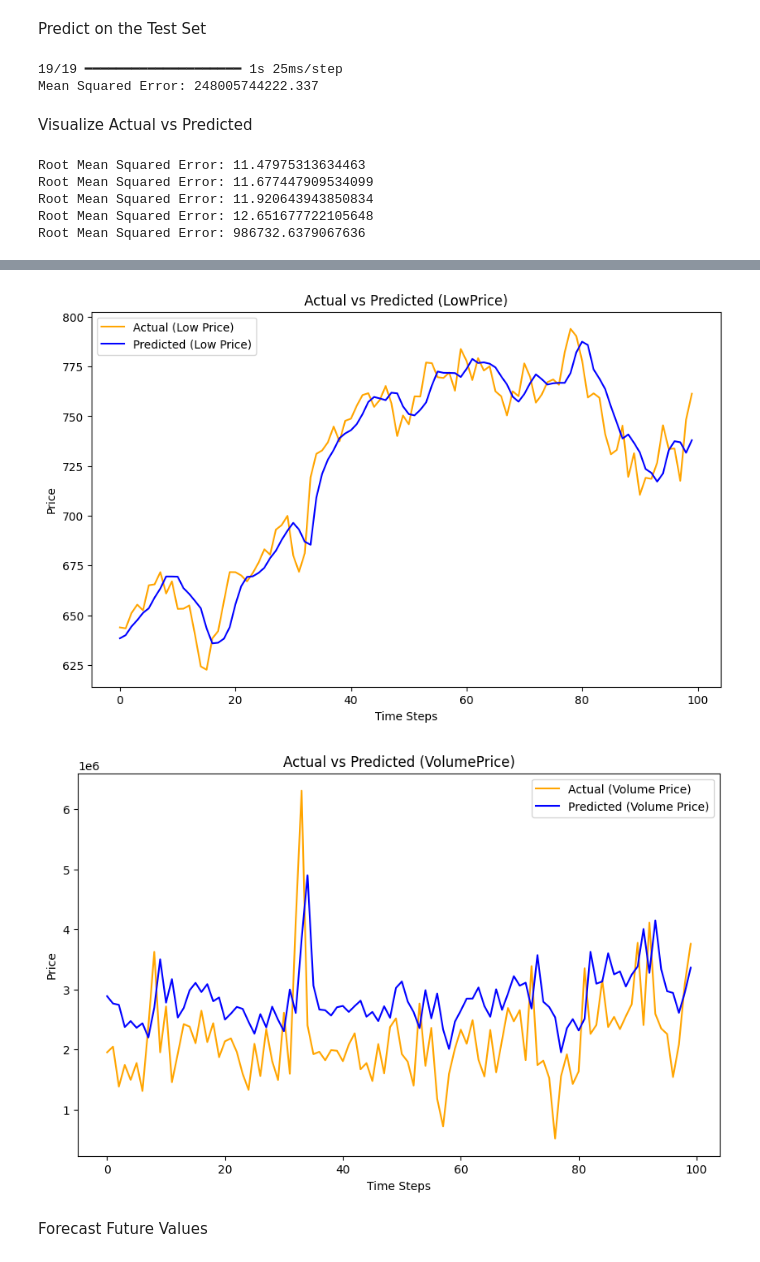
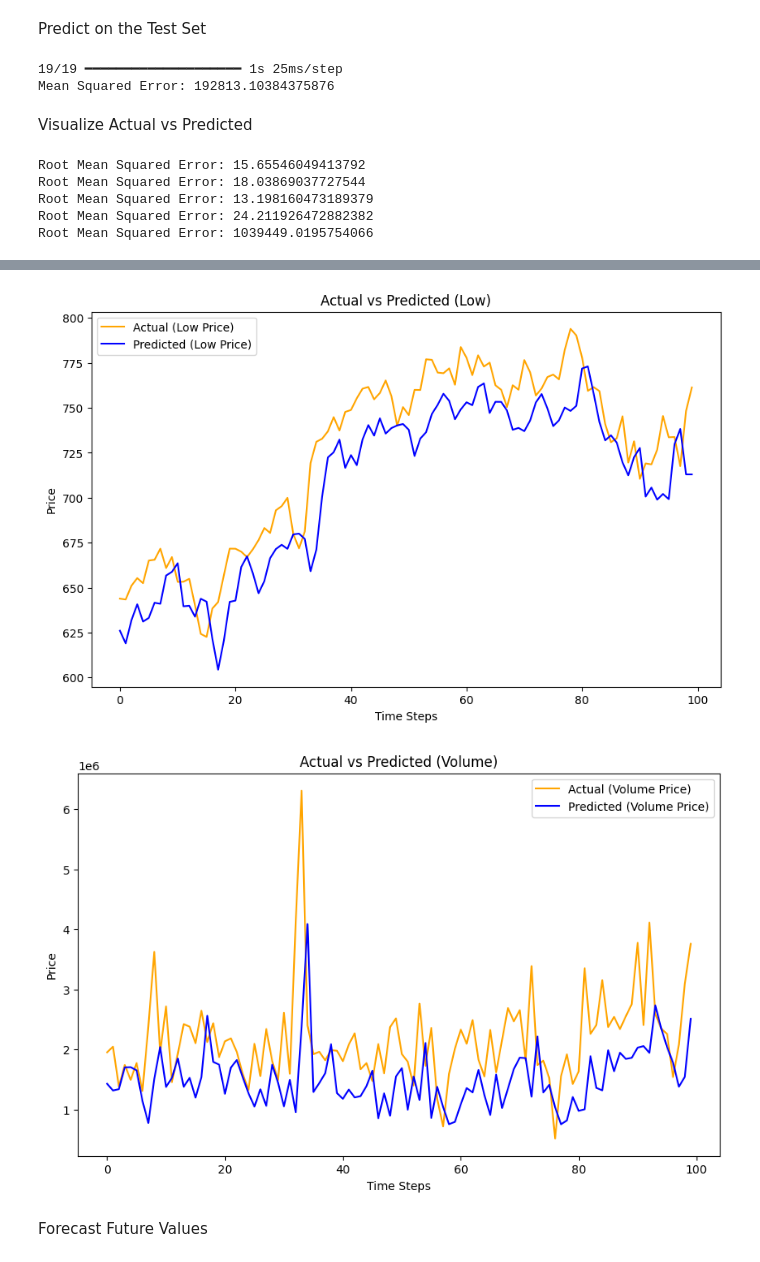
Before and after one commit to irene-fagnani/ADAML-project2, a Jupyter notebook: RNN_new.ipynb, the cells around one changed output, grey strips where cells are left out. Cells and saved outputs as stored; diff of their text form; code cells hidden in the pictures.

```diff
--- a/RNN_new.ipynb
+++ b/RNN_new.ipynb
@@ -48,7 +48,7 @@ Build and Compile the LSTM Model
 # %%
 # Build the LSTM model for multivariate input/output
 model = Sequential([
-    LSTM(units=80, input_shape=(sequence_length, X.shape[2])),  # Sequence length and features
+    SimpleRNN(units=80, input_shape=(sequence_length, X.shape[2])),  # Sequence length and features
     Dense(units=Y.shape[1])  # Number of output features
 ])
 
@@ -95,7 +93,7 @@ mse = root_mean_squared_error(Y_test_rescaled, predictions_rescaled)
 print(f"Mean Squared Error: {mse}")
 # %% [output]
 19/19 ━━━━━━━━━━━━━━━━━━━━ 1s 25ms/step
-Mean Squared Error: 248005744222.337
+Mean Squared Error: 192813.10384375876
 # %% [markdown]
  Visualize Actual vs Predicted
 # %%
@@ -107,15 +105,15 @@ for i in range(0,5):
     plt.plot(Y_test_rescaled[:100, i], label='Actual ('+variable+' Price)', color='orange')
     plt.plot(predictions_rescaled[:100, i], label='Predicted ('+variable+' Price)', color='blue')
     plt.legend()
-    plt.title("Actual vs Predicted ("+variable+"Price)")
+    plt.title("Actual vs Predicted ("+variable+")")
     plt.xlabel("Time Steps")
     plt.ylabel("Price")
-    #plt.savefig("Actual_vs_Predicted("+variable+"Price)_training.png")
+    plt.savefig("Actual_vs_Predicted("+variable+"Price)_training.png")
     mse = root_mean_squared_error(Y_test_rescaled[:100,i], predictions_rescaled[:100,i])
     print(f"Root Mean Squared Error: {mse}")
 # %% [output]
-Root Mean Squared Error: 11.47975313634463
-Root Mean Squared Error: 11.677447909534099
-Root Mean Squared Error: 11.920643943850834
-Root Mean Squared Error: 12.651677722105648
-Root Mean Squared Error: 986732.6379067636
+Root Mean Squared Error: 15.65546049413792
+Root Mean Squared Error: 18.03869037727544
+Root Mean Squared Error: 13.198160473189379
+Root Mean Squared Error: 24.211926472882382
+Root Mean Squared Error: 1039449.0195754066
@@ -125,5 +123,5 @@ Root Mean Squared Error: 986732.6379067636
-[figure, old version]
+[figure, new version]
-[figure, old version]
+[figure, new version]
 # %% [markdown]
 Forecast Future Values
 # %%
```
Also changed, not shown: parts of 7 cells of this notebook.
